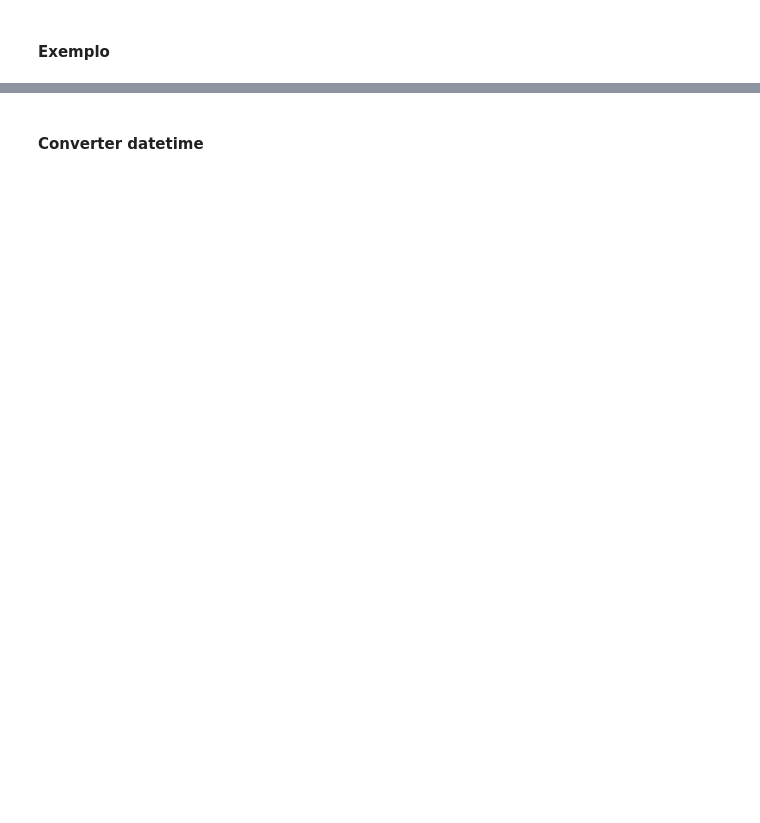
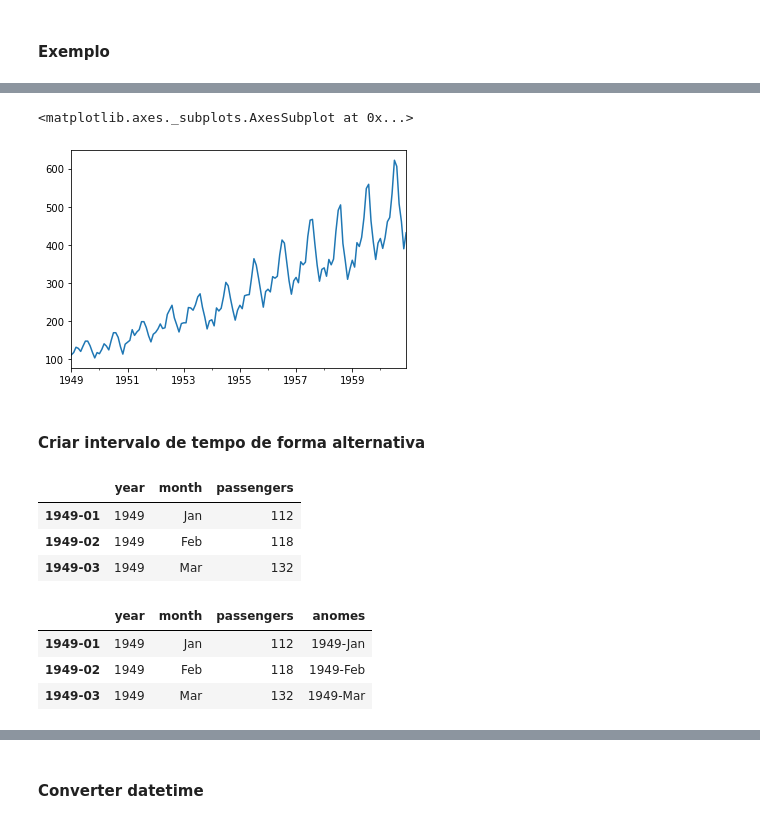
Before and after one commit to ossamum/aulas-mesttra, a Jupyter notebook: 04_feature_engineering/Aula_01-Engenharia_de_atributos-Codigos.ipynb, the cells around one changed output, grey strips where cells are left out. Cells and saved outputs as stored; diff of their text form; code cells hidden in the pictures; blank space fills up the shorter version.

```diff
--- a/04_feature_engineering/Aula_01-Engenharia_de_atributos-Codigos.ipynb
+++ b/04_feature_engineering/Aula_01-Engenharia_de_atributos-Codigos.ipynb
@@ -501,0 +593,10 @@ y_pred = pipe.predict(x_test)
+# %%
+periods = len(df_flights)
+# %%
+# pd.date_range('1949-1', '1960-12', freq='M')
+
+index_flights = pd.date_range('1949-1',
+                              periods= periods,
+                              freq='M')
+# %%
+df_flights.set_index(index_flights.to_period(), inplace=True)
@@ -501,0 +611,14 @@ y_pred = pipe.predict(x_test)
+# %%
+df_flights['passengers'].plot()
+# %% [output]
+<matplotlib.axes._subplots.AxesSubplot at 0x...>
+[figure, added]
+# %% [markdown]
+#### Criar intervalo de tempo de forma alternativa
+# %%
+df_flights.head(3)
+# %% [output]
+|  | year | month | passengers |
+| 1949-01 | 1949 | Jan | 112 |
+| 1949-02 | 1949 | Feb | 118 |
+| 1949-03 | 1949 | Mar | 132 |
@@ -501,0 +627,7 @@ y_pred = pipe.predict(x_test)
+# %%
+df_flights.head(3)
+# %% [output]
+|  | year | month | passengers | anomes |
+| 1949-01 | 1949 | Jan | 112 | 1949-Jan |
+| 1949-02 | 1949 | Feb | 118 | 1949-Feb |
+| 1949-03 | 1949 | Mar | 132 | 1949-Mar |
```
Also changed, not shown: parts of 23 cells of this notebook.
